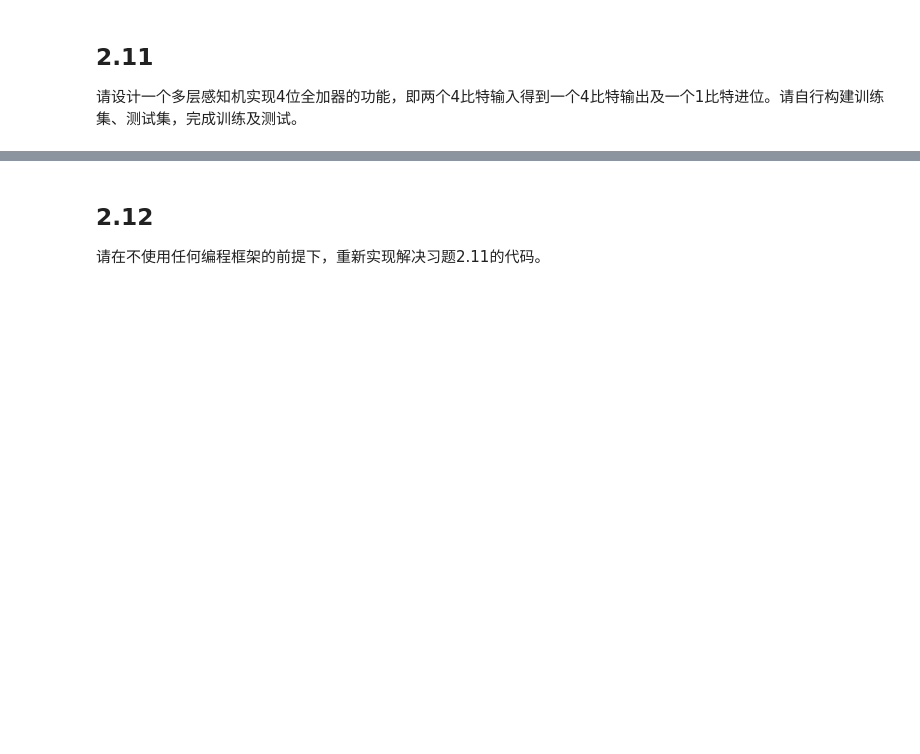
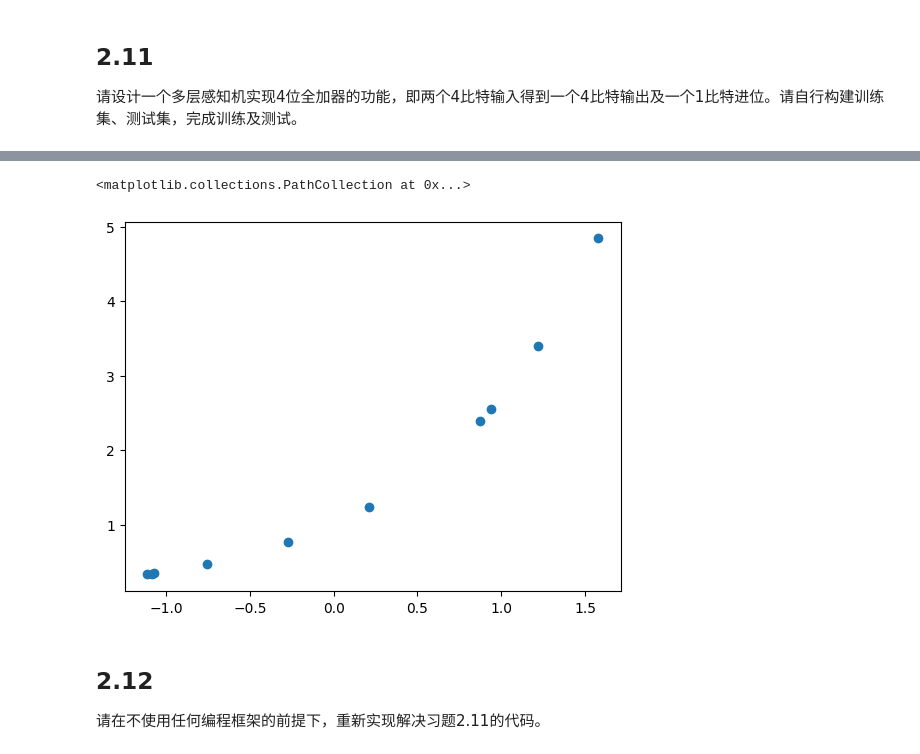
Before and after one commit to atlrwt/ai-zero-to-hero, a Jupyter notebook: 《智能计算系统》习题解答/ch2_神经网络基础.ipynb, the cells around one changed output, grey strips where cells are left out. Saved outputs shown, nothing was run; the diff lists cells and outputs as text; code cells hidden in the pictures; blank space fills up the shorter version.

```diff
--- a/《智能计算系统》习题解答/ch2_神经网络基础.ipynb
+++ b/《智能计算系统》习题解答/ch2_神经网络基础.ipynb
@@ -151,3 +222,14 @@ $$\Delta \omega(n) = \alpha \Delta \omega(n - 1) + \alpha^2 \Delta \omega(n - 2)
+# %%
+x1 = np.random.randn(10)
+x2 = np.random.randn(10)
+# %%
+y1 = np.exp(x1)
+y2 = np.exp(x2)
+# %%
+plt.scatter(x1, y1,)
+# %% [output]
+<matplotlib.collections.PathCollection at 0x...>
+[figure, added]
 # %% [markdown]
 ## 2.12
 
```
Also changed, not shown: parts of 17 cells of this notebook, 3 other files.
